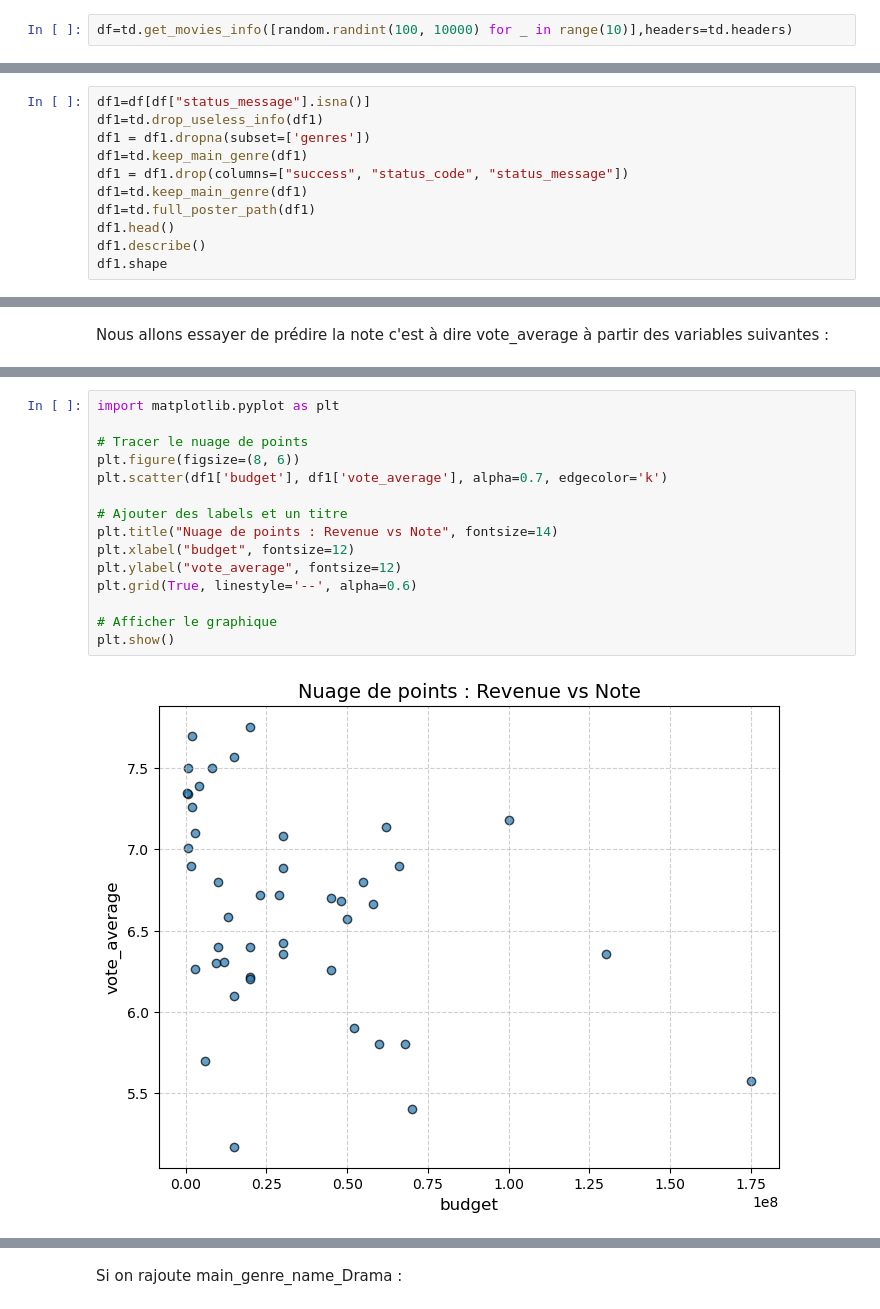
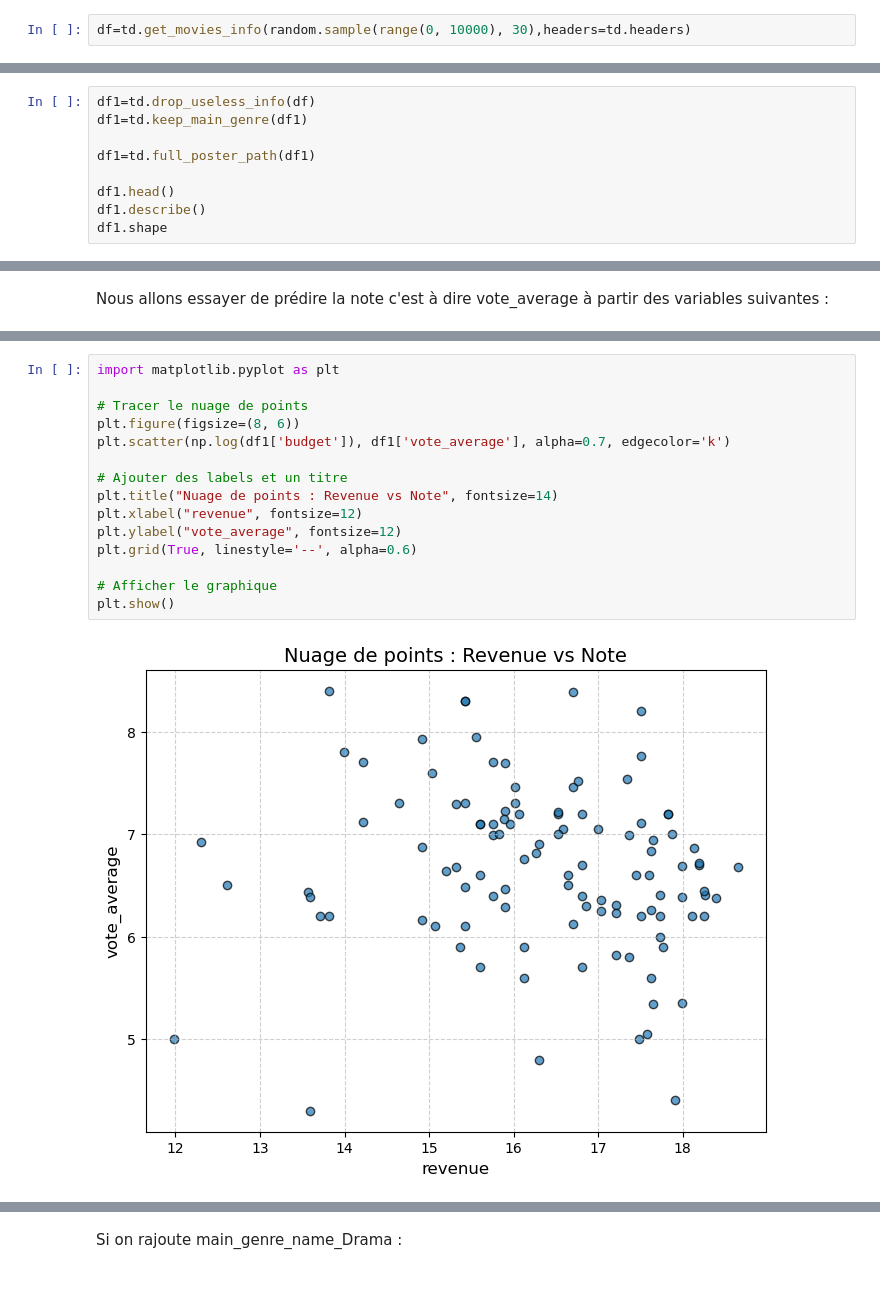
Before and after one commit to gillesfevry/MiseEnProd, a Jupyter notebook: analyse.descriptive.ipynb, the cells around one changed output, grey strips where cells are left out. Saved outputs shown, nothing was run; the diff lists cells and outputs as text.

```diff
--- a/analyse.descriptive.ipynb
+++ b/analyse.descriptive.ipynb
@@ -15,7 +15,7 @@ Requirement already satisfied: threadpoolctl>=3.1.0 in /opt/conda/lib/python3.12
 # %% [markdown]
 Récupération des données
 # %%
-df=td.get_movies_info([random.randint(100, 10000) for _ in range(10)],headers=td.headers)
+df=td.get_movies_info(random.sample(range(0, 10000), 30),headers=td.headers)
 # %% [output]
 getting movie info
 # %%
@@ -36,11 +31,9 @@ df
 # %%
-df1=df[df["status_message"].isna()]
-df1=td.drop_useless_info(df1)
-df1 = df1.dropna(subset=['genres'])
+df1=td.drop_useless_info(df)
 df1=td.keep_main_genre(df1)
-df1 = df1.drop(columns=["success", "status_code", "status_message"])
-df1=td.keep_main_genre(df1)
+
 df1=td.full_poster_path(df1)
+
 df1.head()
 df1.describe()
 df1.shape
@@ -118,20 +133,20 @@ plt.show()
 # %%
 import matplotlib.pyplot as plt
 
 # Tracer le nuage de points
 plt.figure(figsize=(8, 6))
-plt.scatter(df1['budget'], df1['vote_average'], alpha=0.7, edgecolor='k')
+plt.scatter(np.log(df1['budget']), df1['vote_average'], alpha=0.7, edgecolor='k')
 
 # Ajouter des labels et un titre
 plt.title("Nuage de points : Revenue vs Note", fontsize=14)
-plt.xlabel("budget", fontsize=12)
+plt.xlabel("revenue", fontsize=12)
 plt.ylabel("vote_average", fontsize=12)
 plt.grid(True, linestyle='--', alpha=0.6)
 
 # Afficher le graphique
 plt.show()
 # %% [output]
-[figure, old version]
+[figure, new version]
 # %%
 
 
```
Also changed, not shown: parts of 20 cells of this notebook, 1 other file.
